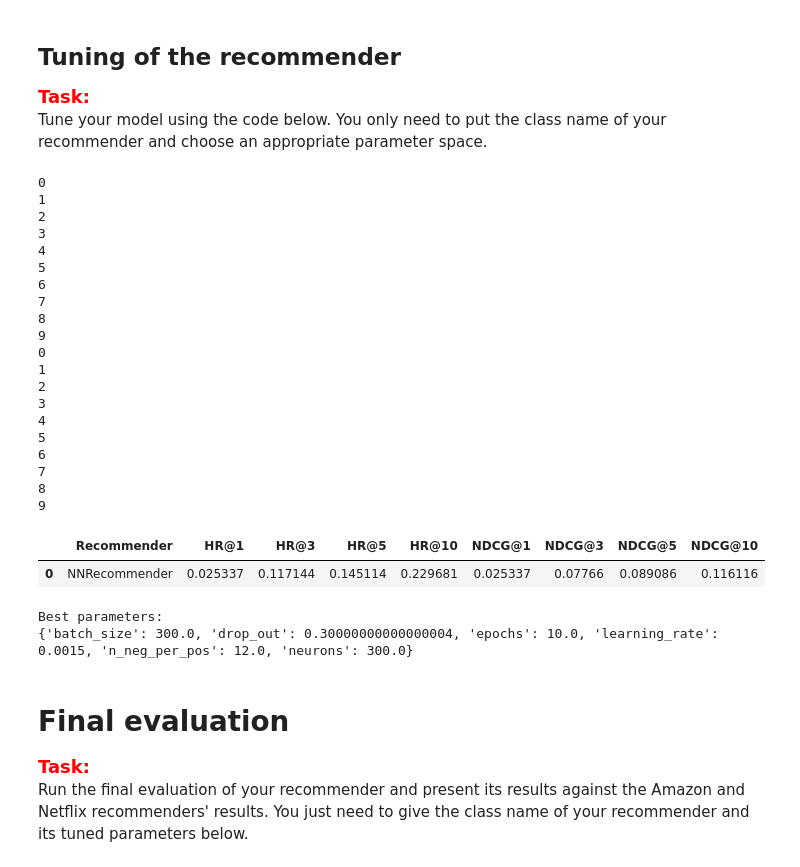
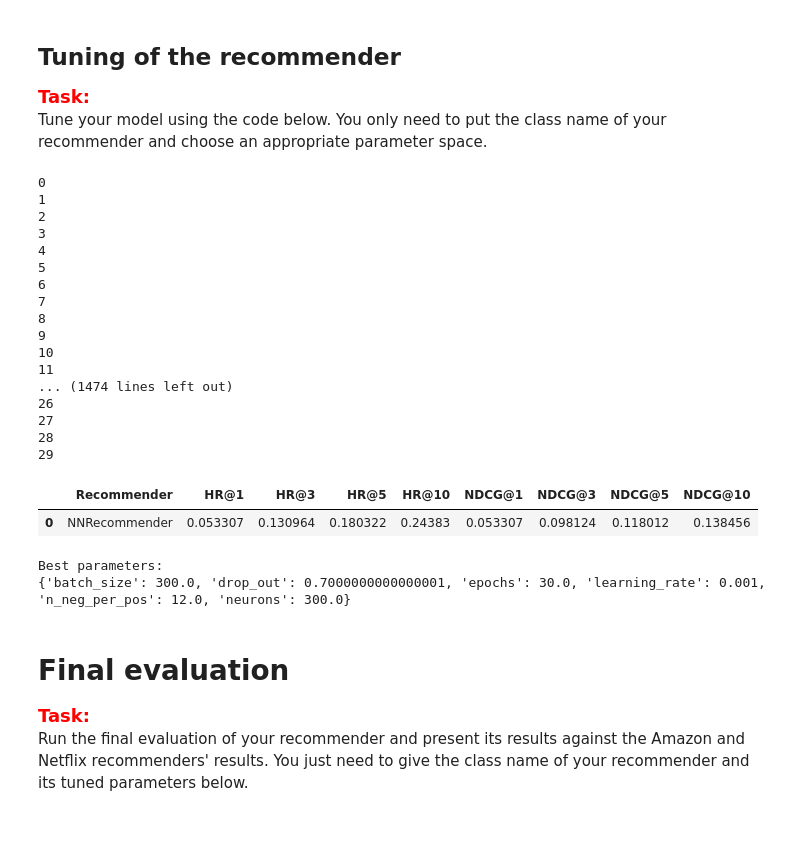
Before and after one commit to kociuba1997/recommender-systems-class-project-2, a Jupyter notebook: project_2_recommender_and_evaluation.ipynb, the cells around one changed output. Drawn from its saved outputs; the diff is of its cells as text; code cells hidden in the pictures; blank space fills up the shorter version.

```diff
--- a/project_2_recommender_and_evaluation.ipynb
+++ b/project_2_recommender_and_evaluation.ipynb
@@ -497,45 +497,42 @@ Tune your model using the code below. You only need to put the class name of you
 # %%
 from hyperopt.pyll import scope
 from hyperopt.pyll.stochastic import sample
 param_space = {
     'n_neg_per_pos': hp.quniform('n_neg_per_pos', 10, 20, 2),
     'epochs': hp.quniform('epochs', 10, 50, 10),
     'batch_size': hp.quniform('batch_size', 100, 500, 100),
     'drop_out' : hp.quniform('drop_out', 0.1, 1, 0.1),
     'learning_rate': hp.quniform('learning_rate', 0.0005, 0.005, 0.0005),
     'neurons': hp.quniform('neurons', 100, 300, 100)
 }
 
 best_param_set = tune_recommender(NNRecommender, interactions_df, items_df,
-                                  param_space, max_evals=1, show_progressbar=True, seed=seed)
+                                  param_space, max_evals=50, show_progressbar=True, seed=seed)
 
 print("Best parameters:")
 print(best_param_set)
 # %% [output]
 0
 1
 2
 3
 4
 5
 6
 7
 8
 9
-0
-1
-2
-3
-4
-5
-6
-7
-8
-9
+10
+11
+... (1474 lines left out)
+26
+27
+28
+29
 |  | Recommender | HR@1 | HR@3 | HR@5 | HR@10 | NDCG@1 | NDCG@3 | NDCG@5 | NDCG@10 |
-| 0 | NNRecommender | 0.025337 | 0.117144 | 0.145114 | 0.229681 | 0.025337 | 0.07766 | 0.089086 | 0.116116 |
+| 0 | NNRecommender | 0.053307 | 0.130964 | 0.180322 | 0.24383 | 0.053307 | 0.098124 | 0.118012 | 0.138456 |
 Best parameters:
-{'batch_size': 300.0, 'drop_out': 0.30000000000000004, 'epochs': 10.0, 'learning_rate': 0.0015, 'n_neg_per_pos': 12.0, 'neurons': 300.0}
+{'batch_size': 300.0, 'drop_out': 0.7000000000000001, 'epochs': 30.0, 'learning_rate': 0.001, 'n_neg_per_pos': 12.0, 'neurons': 300.0}
 # %% [markdown]
 # Final evaluation
 
```
Also changed, not shown: parts of 5 cells of this notebook, 4 other files.
